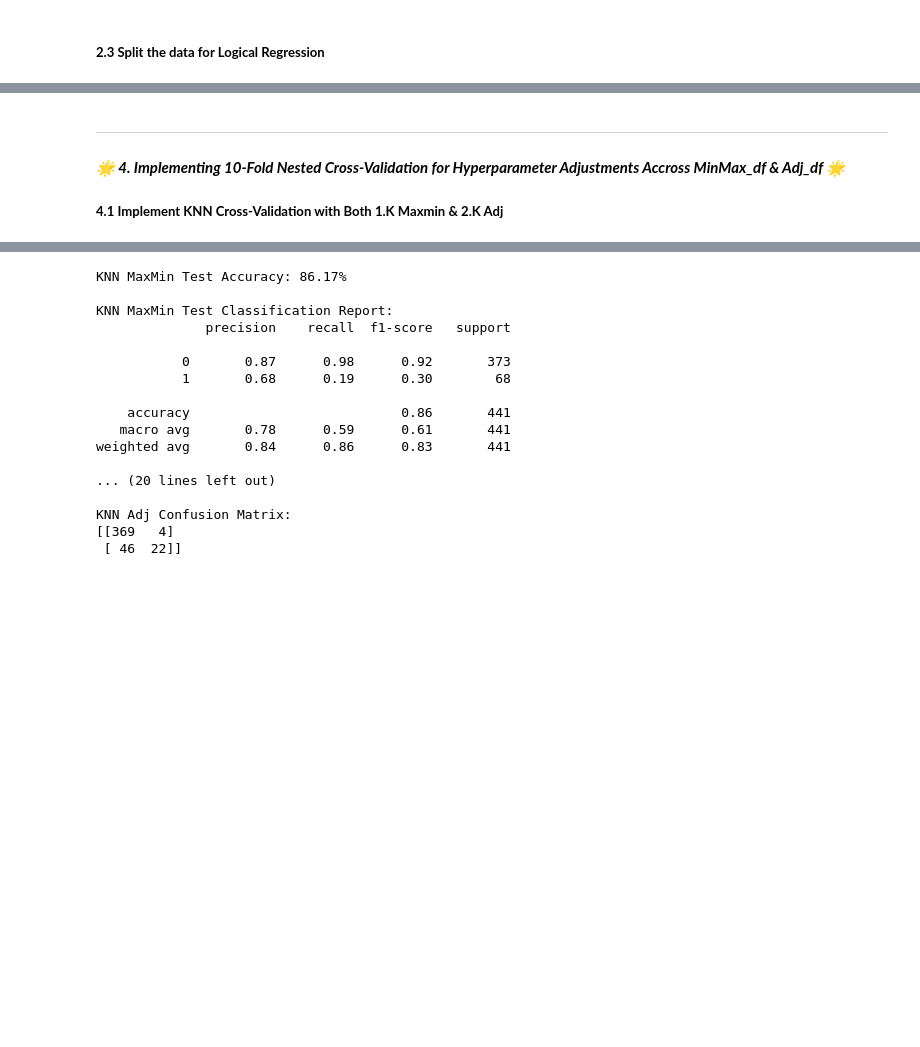
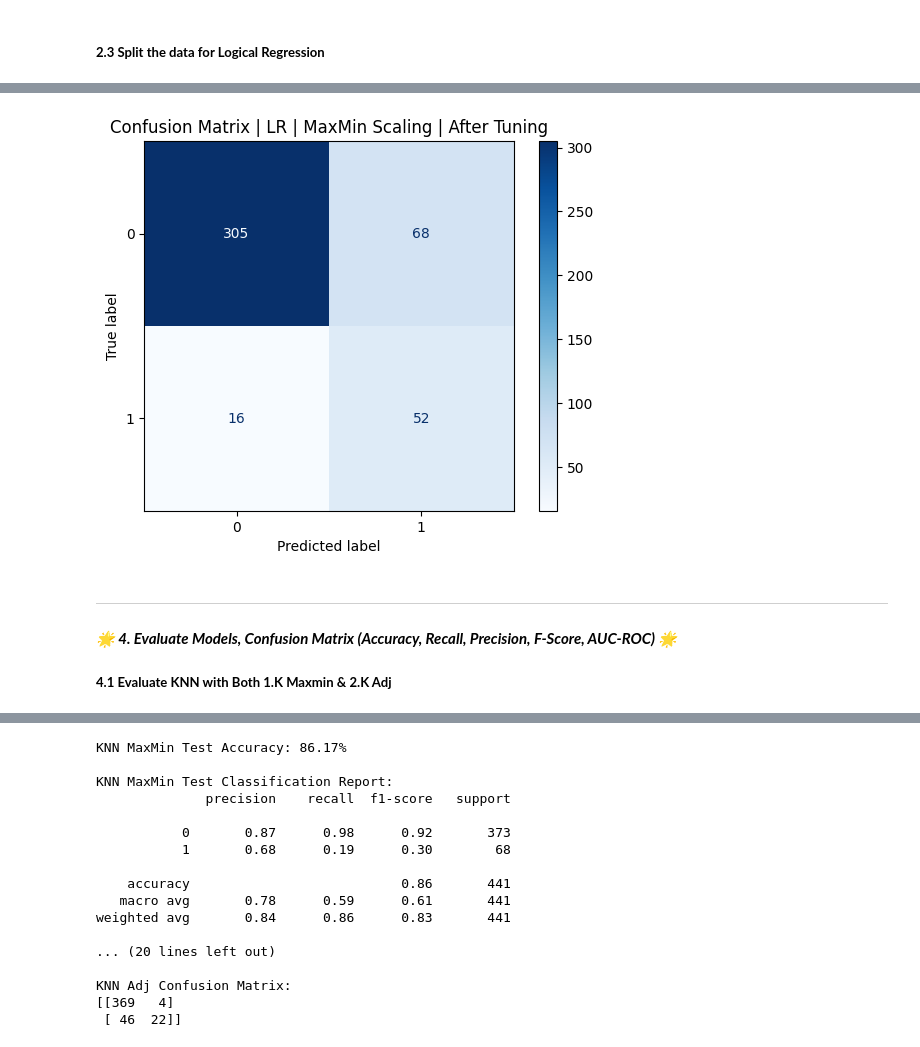
Before and after one commit to donphi/ml-assignment-1, a Jupyter notebook: notebooks/Assignment 1.ipynb, the cells around one changed output, grey strips where cells are left out. Drawn from its saved outputs; the diff is of its cells as text; code cells hidden in the pictures; blank space fills up the shorter version.

```diff
--- a/notebooks/Assignment 1.ipynb
+++ b/notebooks/Assignment 1.ipynb
@@ -1631,4 +1618,20 @@ weighted avg       0.90      0.90      0.89       441
+# %%
+# Confusion Matrix after GridSearch
+best_lr = grid_search_lr_adj.best_estimator_
+
+# Predict on test
+y_pred_lr_adj_tuned = best_lr.predict(X_test_lr_adj)
+
+# Generate and plot the confusion matrix
+matrix = confusion_matrix(y_test_lr_maxmin, y_pred_lr_adj_tuned)
+ConfusionMatrixDisplay(matrix).plot(cmap='Blues')
+plt.title("Confusion Matrix | LR | MaxMin Scaling | After Tuning")
+
+# Show the plot
+plt.show()
+# %% [output]
+[figure, added]
 # %% [markdown]
 ---
-#### ***🌟 4. Implementing 10-Fold Nested Cross-Validation for Hyperparameter Adjustments Accross MinMax_df & Adj_df 🌟***
-##### **4.1 Implement KNN Cross-Validation with Both 1.K Maxmin & 2.K Adj**
+#### ***🌟 4. Evaluate Models, Confusion Matrix (Accuracy, Recall, Precision, F-Score, AUC-ROC)  🌟***
+##### **4.1 Evaluate KNN with Both 1.K Maxmin & 2.K Adj**
```
Also changed, not shown: parts of 43 cells of this notebook, 10 other files.
